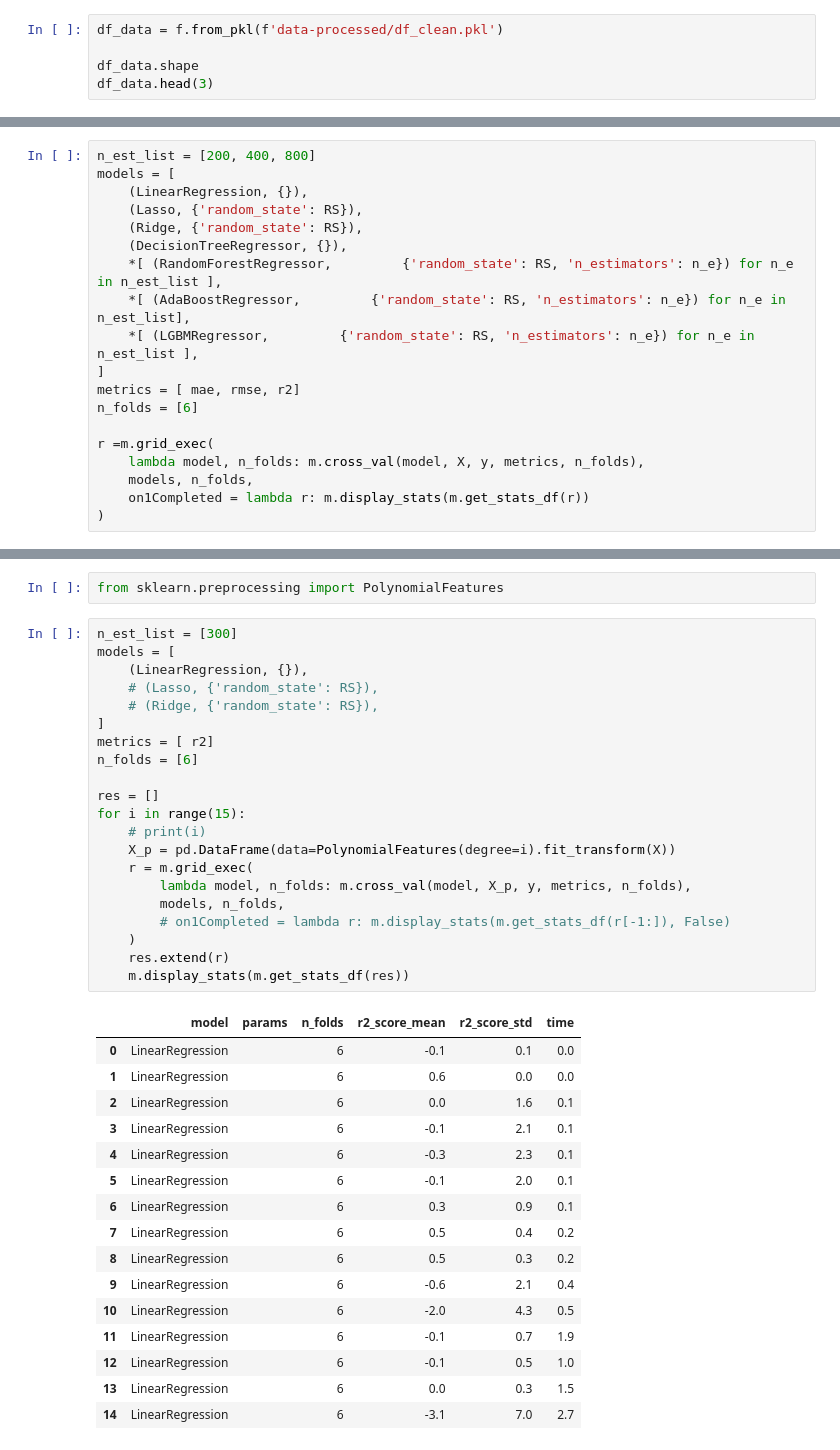
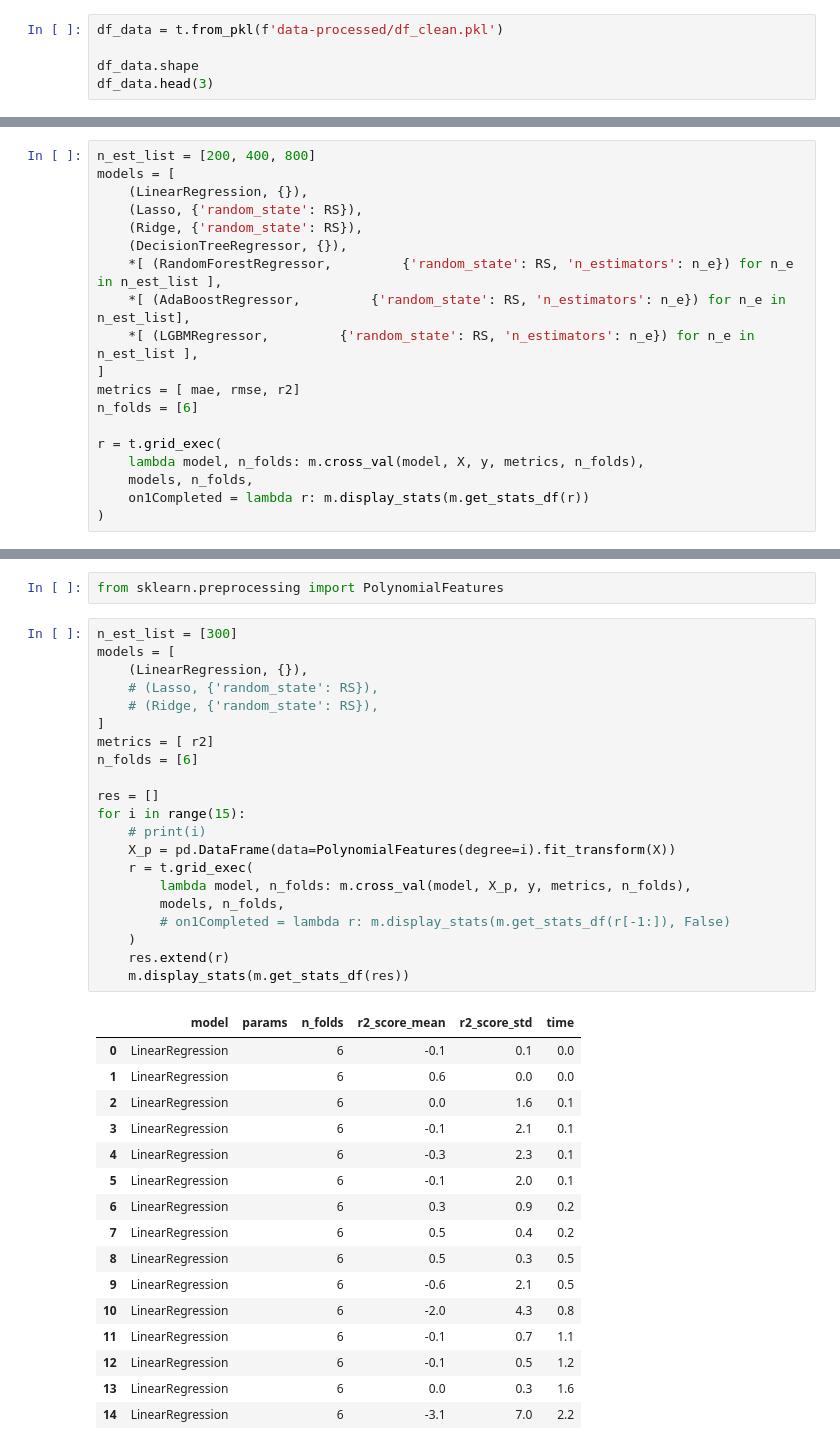
Before and after one commit to WaldemarWalo/DataScienceProjects, a Jupyter notebook: UK_Used_Car_Price_Regression/40.Fiesta.ipynb, the cells around one changed output, grey strips where cells are left out. Saved outputs shown, nothing was run; the diff lists cells and outputs as text.

```diff
--- a/UK_Used_Car_Price_Regression/40.Fiesta.ipynb
+++ b/UK_Used_Car_Price_Regression/40.Fiesta.ipynb
@@ -33,7 +36,7 @@ from sklearn.mixture import GaussianMixture, BayesianGaussianMixture
 RS = 35577 # global random state seed
 data_path = './data-raw/'
 # %%
-df_data = f.from_pkl(f'data-processed/df_clean.pkl')
+df_data = t.from_pkl(f'data-processed/df_clean.pkl')
 
 df_data.shape
 df_data.head(3)
@@ -170,7 +173,7 @@ models = [
 metrics = [ mae, rmse, r2]
 n_folds = [6]
 
-r =m.grid_exec(
+r = t.grid_exec(
     lambda model, n_folds: m.cross_val(model, X, y, metrics, n_folds),
     models, n_folds,
     on1Completed = lambda r: m.display_stats(m.get_stats_df(r))
@@ -195,38 +198,38 @@ from sklearn.preprocessing import PolynomialFeatures
 # %%
 n_est_list = [300]
 models = [
     (LinearRegression, {}),
     # (Lasso, {'random_state': RS}),
     # (Ridge, {'random_state': RS}),
 ]
 metrics = [ r2]
 n_folds = [6]
 
 res = []
 for i in range(15):
     # print(i)
     X_p = pd.DataFrame(data=PolynomialFeatures(degree=i).fit_transform(X))
-    r = m.grid_exec(
+    r = t.grid_exec(
         lambda model, n_folds: m.cross_val(model, X_p, y, metrics, n_folds),
         models, n_folds,
         # on1Completed = lambda r: m.display_stats(m.get_stats_df(r[-1:]), False)
     )
     res.extend(r)
     m.display_stats(m.get_stats_df(res))
 # %% [output]
 |  | model | params | n_folds | r2_score_mean | r2_score_std | time |
 | 0 | LinearRegression |  | 6 | -0.1 | 0.1 | 0.0 |
 | 1 | LinearRegression |  | 6 | 0.6 | 0.0 | 0.0 |
 | 2 | LinearRegression |  | 6 | 0.0 | 1.6 | 0.1 |
 | 3 | LinearRegression |  | 6 | -0.1 | 2.1 | 0.1 |
 | 4 | LinearRegression |  | 6 | -0.3 | 2.3 | 0.1 |
 | 5 | LinearRegression |  | 6 | -0.1 | 2.0 | 0.1 |
-| 6 | LinearRegression |  | 6 | 0.3 | 0.9 | 0.1 |
+| 6 | LinearRegression |  | 6 | 0.3 | 0.9 | 0.2 |
 | 7 | LinearRegression |  | 6 | 0.5 | 0.4 | 0.2 |
-| 8 | LinearRegression |  | 6 | 0.5 | 0.3 | 0.2 |
-| 9 | LinearRegression |  | 6 | -0.6 | 2.1 | 0.4 |
-| 10 | LinearRegression |  | 6 | -2.0 | 4.3 | 0.5 |
-| 11 | LinearRegression |  | 6 | -0.1 | 0.7 | 1.9 |
-| 12 | LinearRegression |  | 6 | -0.1 | 0.5 | 1.0 |
-| 13 | LinearRegression |  | 6 | 0.0 | 0.3 | 1.5 |
-| 14 | LinearRegression |  | 6 | -3.1 | 7.0 | 2.7 |
+| 8 | LinearRegression |  | 6 | 0.5 | 0.3 | 0.5 |
+| 9 | LinearRegression |  | 6 | -0.6 | 2.1 | 0.5 |
+| 10 | LinearRegression |  | 6 | -2.0 | 4.3 | 0.8 |
+| 11 | LinearRegression |  | 6 | -0.1 | 0.7 | 1.1 |
+| 12 | LinearRegression |  | 6 | -0.1 | 0.5 | 1.2 |
+| 13 | LinearRegression |  | 6 | 0.0 | 0.3 | 1.6 |
+| 14 | LinearRegression |  | 6 | -3.1 | 7.0 | 2.2 |
```
Also changed, not shown: parts of 4 cells of this notebook, 6 other files.
